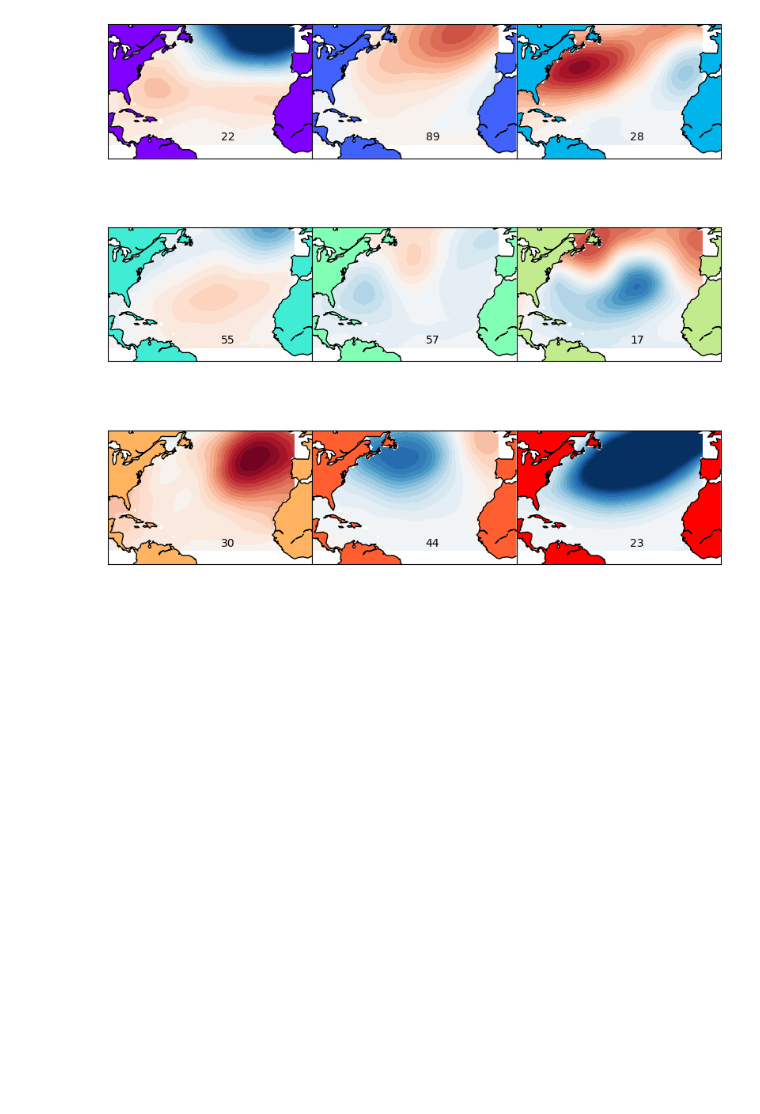
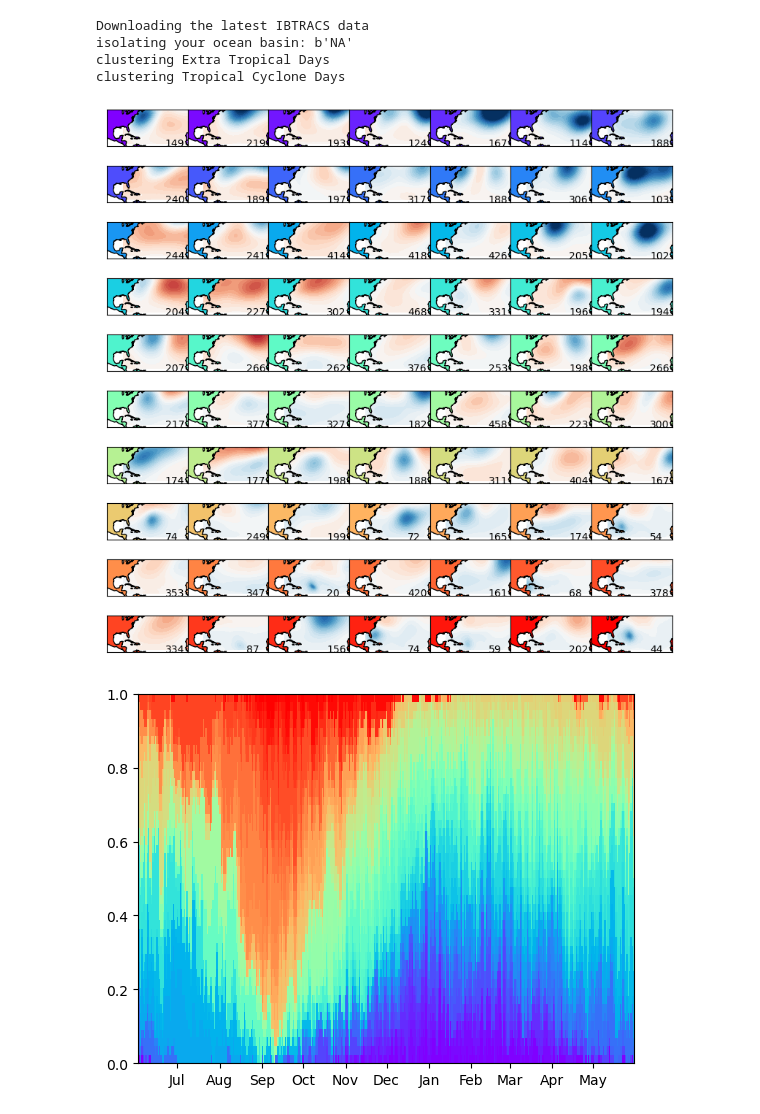
Before and after one commit to anderdyl/gencadeClimate, a Jupyter notebook: examples/duckTest.ipynb, the cells around one changed output. Drawn from its saved outputs; the diff is of its cells as text; code cells hidden in the pictures; blank space fills up the shorter version.

```diff
--- a/examples/duckTest.ipynb
+++ b/examples/duckTest.ipynb
@@ -6,12 +6,12 @@ sys.path.insert(0, '/Users/dylananderson/Documents/projects/gencadeClimate/')
 from weatherTypes import weatherTypes
 import plotting
 
-slpPath = '/users/dylananderson/documents/data/prmsl/'
+slpPath = '/volumes/macDrive/prmsl/'
 
-startTime=[1981,1,1]
-endTime=[1981,12,1]
+startTime = [1980, 1, 1]
+endTime = [2023, 6, 1]
 
 duckSlps = weatherTypes(slpPath=slpPath,startTime=startTime,endTime=endTime)
-duckSlps.extractCFSR(printToScreen=False)
+duckSlps.extractCFSR(printToScreen=True)
 plotting.plotSlpExample(struct=duckSlps)
 # %% [output]
@@ -30,6 +42,12 @@ Extracted until 1981-12
 # %%
-    duckSlps.wtClusters(numClusters=9)
-    plotting.plotWTs(struct=duckSlps)
+duckSlps.wtClusters(numClusters=49,TCs=True,Basin=b'NA')
+plotting.plotWTs(struct=duckSlps)
+plotting.plotSeasonal(struct=duckSlps)
 # %% [output]
+Downloading the latest IBTRACS data
+isolating your ocean basin: b'NA'
+clustering Extra Tropical Days
+clustering Tropical Cyclone Days
-[figure, old version]
+[figure, new version]
+[figure, added]
 # %%
```
Also changed, not shown: parts of 4 cells of this notebook, 1 other file.
